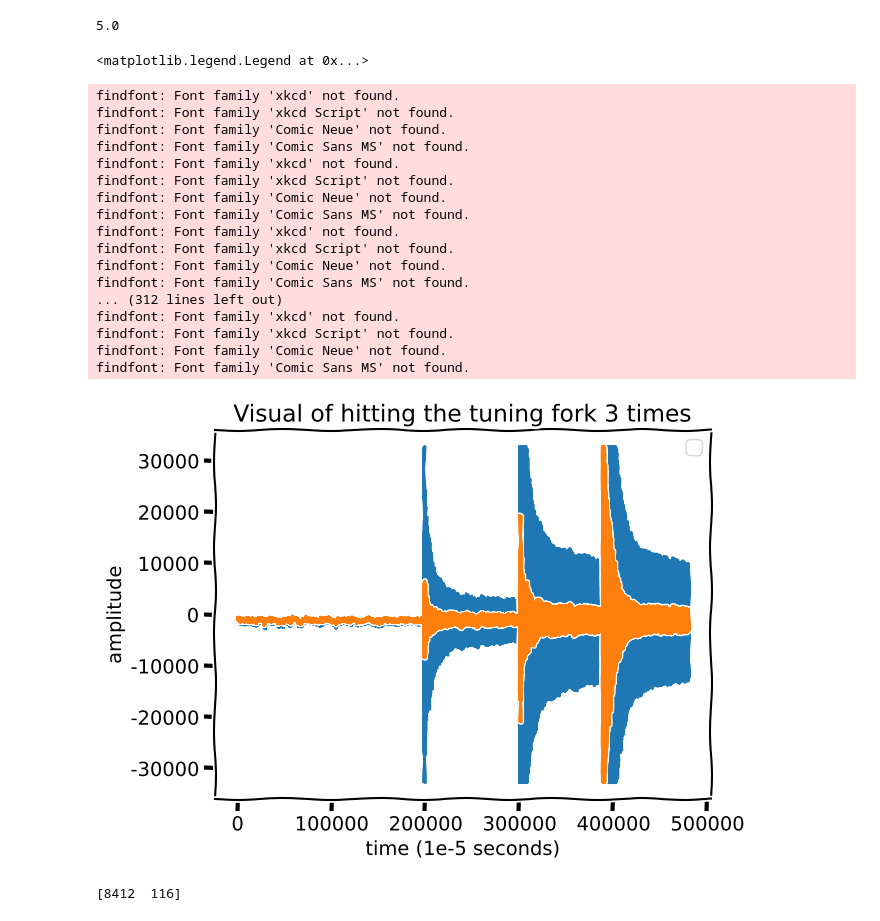
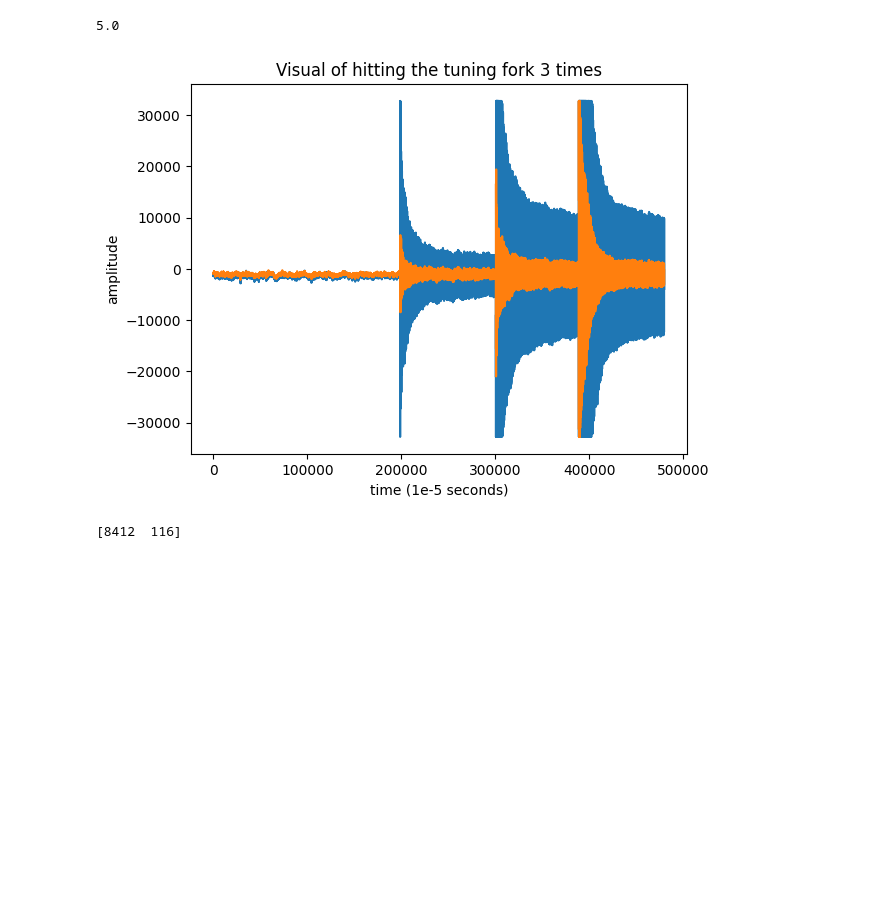
Before and after one commit to julianLapenna12/acoustic_radiation_modelling, a Jupyter notebook: notebooks/Ex1.acoustics.notebook.ipynb, the cells around one changed output. Saved outputs shown, nothing was run; the diff lists cells and outputs as text; code cells hidden in the pictures; blank space fills up the shorter version.

```diff
--- a/notebooks/Ex1.acoustics.notebook.ipynb
+++ b/notebooks/Ex1.acoustics.notebook.ipynb
@@ -23,29 +23,10 @@ print(len(data)/samplerate) # time sampled for
 # %%
 plt.plot(data)
 plt.title('Visual of hitting the tuning fork 3 times')
 plt.xlabel('time (1e-5 seconds)')
-plt.ylabel('amplitude')
-plt.legend()
+plt.ylabel('amplitude');
 # %% [output]
-<matplotlib.legend.Legend at 0x...>
-findfont: Font family 'xkcd' not found.
-findfont: Font family 'xkcd Script' not found.
-findfont: Font family 'Comic Neue' not found.
-findfont: Font family 'Comic Sans MS' not found.
-findfont: Font family 'xkcd' not found.
-findfont: Font family 'xkcd Script' not found.
-findfont: Font family 'Comic Neue' not found.
-findfont: Font family 'Comic Sans MS' not found.
-findfont: Font family 'xkcd' not found.
-findfont: Font family 'xkcd Script' not found.
-findfont: Font family 'Comic Neue' not found.
-findfont: Font family 'Comic Sans MS' not found.
-... (312 lines left out)
-findfont: Font family 'xkcd' not found.
-findfont: Font family 'xkcd Script' not found.
-findfont: Font family 'Comic Neue' not found.
-findfont: Font family 'Comic Sans MS' not found.
-[figure, old version]
+[figure, new version]
 # %%
 print(data[200000]) # looks about right with graph above
 # %% [output]
```
Also changed, not shown: parts of 15 cells of this notebook.
